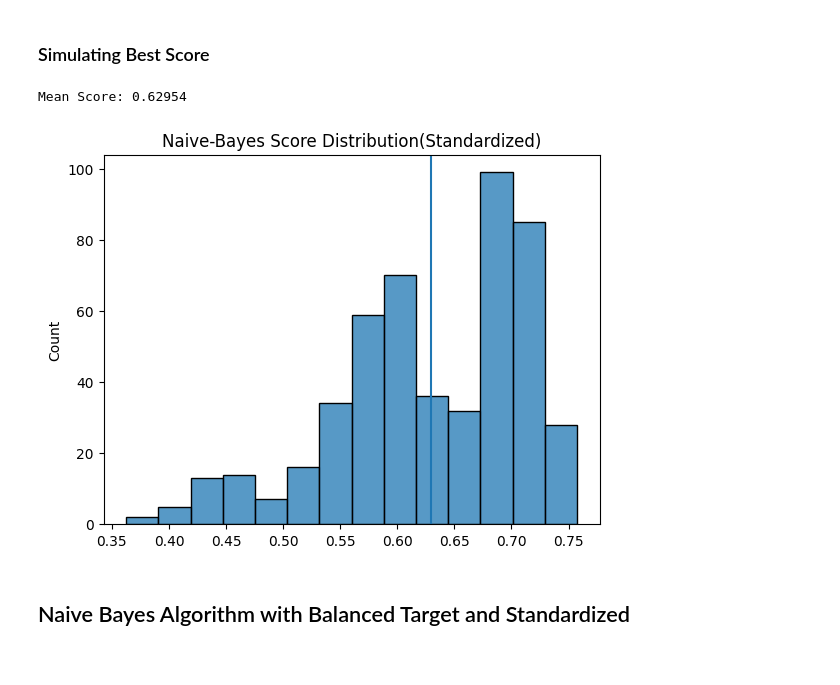
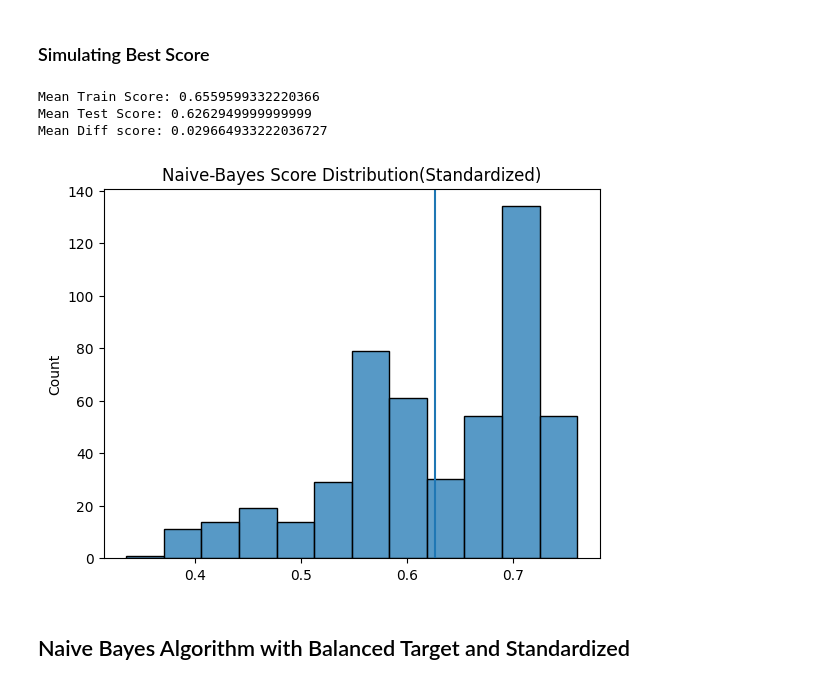
Before and after one commit to lopez-Luis89/Credit, a Jupyter notebook: Team Project AAI 501.ipynb, the cells around one changed output. Cells and saved outputs as stored; diff of their text form; code cells hidden in the pictures.

```diff
--- a/Team Project AAI 501.ipynb
+++ b/Team Project AAI 501.ipynb
@@ -26,7 +26,7 @@ from sklearn.metrics import roc_curve, auc
 from sklearn.model_selection import GridSearchCV
 from imblearn.over_sampling import SMOTE
 # %%
-df = pd.read_csv('german.data', sep='\s+')
+df = pd.read_csv('D:\Artificial Intelligence\AAI-501\Team Project AAI 501\german.data', sep='\s+')
 df.head(2)
 # %% [output]
 |  | A11 | 6 | A34 | A43 | 1169 | A65 | A75 | 4 | A93 | A101 | ... | ... |
@@ -511,9 +511,9 @@ sns.countplot(data=df_encoded, x = 'job', hue = 'class' )
 # %% [markdown]
 ***The distribution for each class and employment seems proportional, we can omit this category***
 # %%
-df_encoded = pd.get_dummies(df_encoded, columns=['job'], prefix='job')
+#df_encoded = pd.get_dummies(df_encoded, columns=['job'], prefix='job')
 # %%
-#df_encoded = df_encoded.drop(columns='job', axis= 1)
+df_encoded = df_encoded.drop(columns='job', axis= 1)
 #df_encoded.columns
 # %%
 sns.countplot(data=df_encoded, x  = 'property', hue = 'class')
@@ -636,8 +633,8 @@ sns.countplot(data=df_encoded, x  = 'other_installments', hue = 'class')
 # %% [markdown]
 ***Having Other Installments does not seem that affect wether you have good or bad credit,since the population results look proportional***
 # %%
-df_encoded = pd.get_dummies(df_encoded, columns=['other_installments'], prefix='other_installments')
-#df_encoded = df_encoded.drop(columns='other_installments', axis= 1)
+#df_encoded = pd.get_dummies(df_encoded, columns=['other_installments'], prefix='other_installments')
+df_encoded = df_encoded.drop(columns='other_installments', axis= 1)
 # %%
 df_encoded.head(1)
 # %% [output]
@@ -738,46 +735,54 @@ False Positive rate: 0.0967741935483871
 ### Simulating Best Score
 # %%
 i = 0
-n_b_score = []
+
+n_b_train_score = []
+n_b_test_score = []
+diff = []
 
 while i < 500:
 
-    #Splitting
-    x_train, x_test, y_train, y_test = train_test_split(x, y, train_size= .60)
+    # Splitting
+    x_train, x_test, y_train, y_test = train_test_split(x, y, train_size=.60)
 
-
-    #Standardizing
+    # Standardizing
     scaler = StandardScaler()
     xtrain_scale = scaler.fit_transform(x_train)
     xtest = scaler.transform(x_test)
 
     # Hyperparameter Tuning
     param_grid = {'var_smoothing': [1e-9, 1e-8, 1e-7, 1e-6, 1e-5, 1e-4]}
     grid_search = GridSearchCV(estimator=GaussianNB(), param_grid=param_grid, cv=10, scoring='accuracy')
     grid_search.fit(xtrain_scale, y_train)
 
     # Training
     n_b_best = grid_search.best_estimator_
     n_b_best.fit(xtrain_scale, y_train)
     predictions = n_b_best.predict(xtest)
 
-    #Performance
-    scores = n_b_best.score(xtest, y_test)
-    n_b_score.append(scores)
+    # Performance
+    train_score = n_b_best.score(xtrain_scale, y_train)
+    test_score = n_b_best.score(xtest, y_test)
+    n_b_train_score.append(train_score)
+    n_b_test_score.append(test_score)
+
+    diff.append(np.array(train_score - test_score))
+
+    i +=1
 
 
+sns.histplot(data=n_b_test_score)
+plt.title('Naive-Bayes Score Distribution(Standardized)')
+plt.axvline(np.mean(n_b_test_score))
 
-    i += 1
-print(f'Mean Score: {np.mean(n_b_score)}')
-
-
-sns.histplot(data=n_b_score)
-plt.title('Naive-Bayes Score Distribution(Standardized)')
-plt.axvline(np.mean(n_b_score))
-plt.show();
+print(f'Mean Train Score: {np.mean(n_b_train_score)}')
+print(f'Mean Test Score: {np.mean(n_b_test_score)}')
+print(f'Mean Diff score: {np.mean(diff)}')
 # %% [output]
-Mean Score: 0.62954
+Mean Train Score: 0.6559599332220366
+Mean Test Score: 0.6262949999999999
+Mean Diff score: 0.029664933222036727
-[figure, old version]
+[figure, new version]
 # %% [markdown]
 ## Naive Bayes Algorithm with Balanced Target and Standardized
 # %%
```
Also changed, not shown: parts of 12 cells of this notebook.
